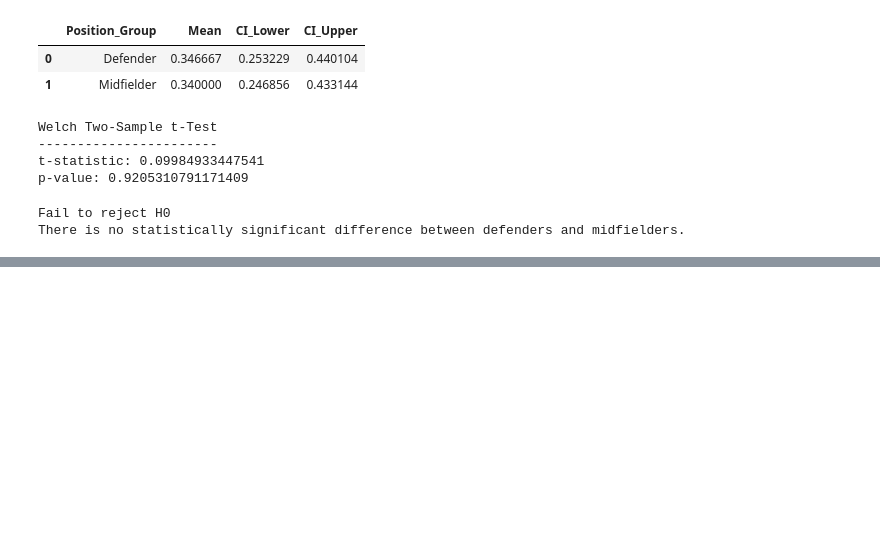
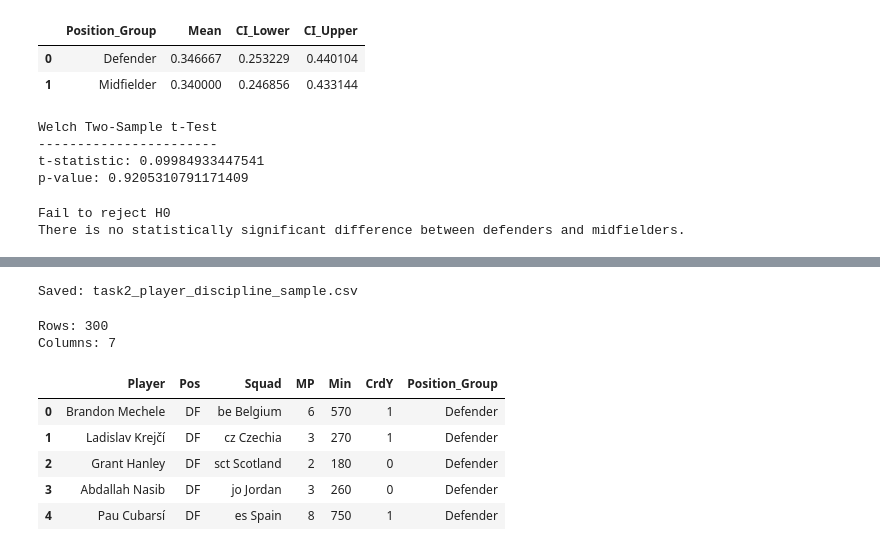
Before and after one commit to hemraj2504/Fifa-World-Cup-2026, a Jupyter notebook: notebooks/player_discipline.ipynb, the cells around one changed output, grey strips where cells are left out. Saved outputs shown, nothing was run; the diff lists cells and outputs as text; code cells hidden in the pictures; blank space fills up the shorter version.

```diff
--- a/notebooks/player_discipline.ipynb
+++ b/notebooks/player_discipline.ipynb
@@ -345,0 +569,31 @@ There is no statistically significant difference between defenders and midfielde
+# %%
+# Save the final analysis sample
+
+discipline_sample.to_csv(
+    'task2_player_discipline_sample.csv',
+    index=False
+)
+
+print("Saved: task2_player_discipline_sample.csv")
+# %% [output]
+Saved: task2_player_discipline_sample.csv
+# %%
+# Verify the processed dataset
+
+saved_sample = pd.read_csv(
+    'task2_player_discipline_sample.csv'
+)
+
+print("Rows:", saved_sample.shape[0])
+print("Columns:", saved_sample.shape[1])
+
+display(saved_sample.head())
+# %% [output]
+Rows: 300
+Columns: 7
+|  | Player | Pos | Squad | MP | Min | CrdY | Position_Group |
+| 0 | Brandon Mechele | DF | be Belgium | 6 | 570 | 1 | Defender |
+| 1 | Ladislav Krejčí | DF | cz Czechia | 3 | 270 | 1 | Defender |
+| 2 | Grant Hanley | DF | sct Scotland | 2 | 180 | 0 | Defender |
+| 3 | Abdallah Nasib | DF | jo Jordan | 3 | 260 | 0 | Defender |
+| 4 | Pau Cubarsí | DF | es Spain | 8 | 750 | 1 | Defender |
```
Also changed, not shown: parts of 8 cells of this notebook, 3 other files.
